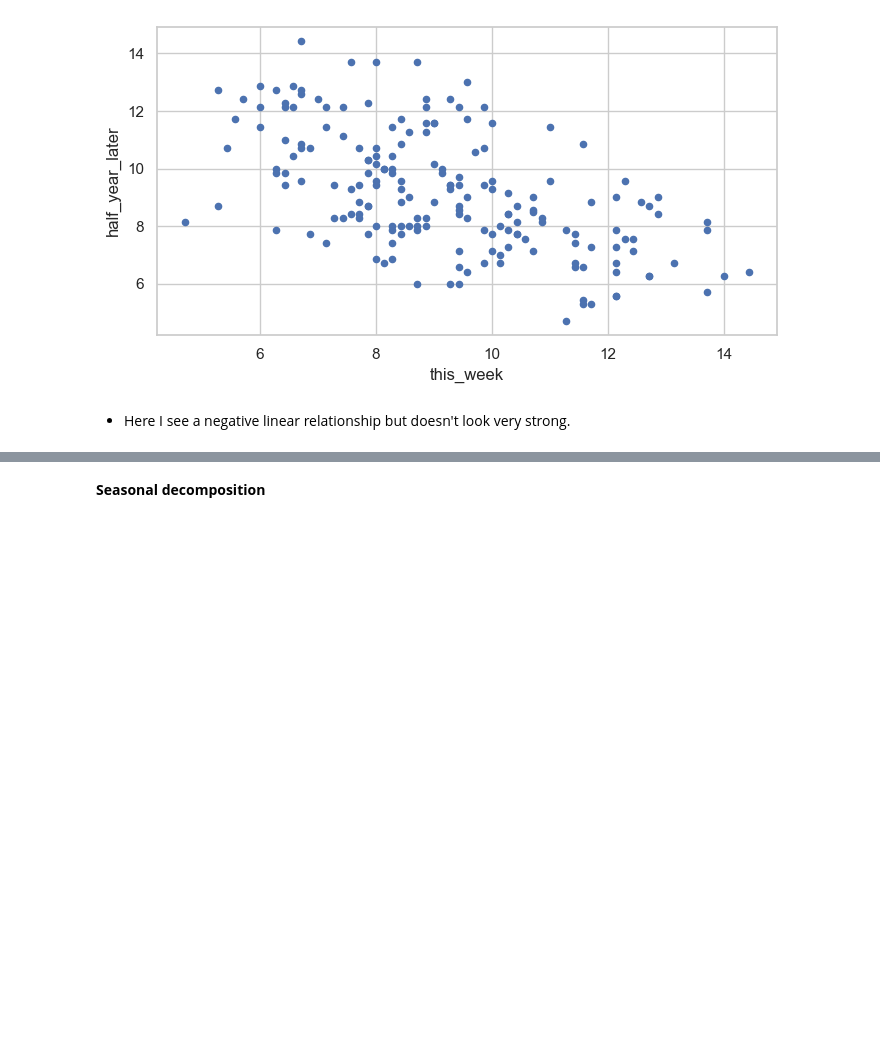
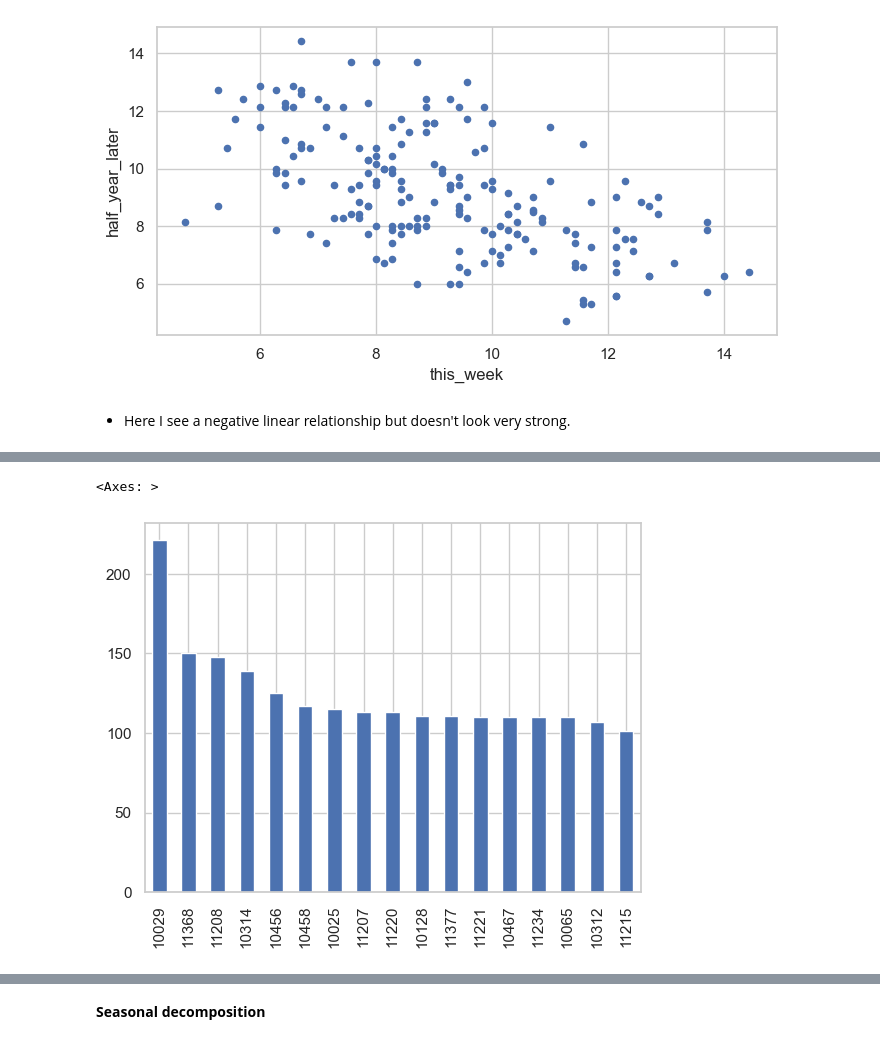
Before and after one commit to MigashaneVictoire/new_york_city_dog_bites, a Jupyter notebook: explore.ipynb, the cells around one changed output, grey strips where cells are left out. Saved outputs shown, nothing was run; the diff lists cells and outputs as text; code cells hidden in the pictures; blank space fills up the shorter version.

```diff
--- a/explore.ipynb
+++ b/explore.ipynb
@@ -205,0 +231,5 @@ weekly.tail(2)
+# %%
+# find only the zipcode with more than 100 bite over the last 4 years
+zipcode_bite_over_100 = dogs_train.zipcode.value_counts()[dogs_train.zipcode.value_counts().values > 100]
+zipcode_bite_over_100 = zipcode_bite_over_100[~zipcode_bite_over_100.index.isin(["unkown"])]
+zipcode_bite_over_100
@@ -205,0 +255,5 @@ weekly.tail(2)
+# %%
+zipcode_bite_over_100.plot.bar()
+# %% [output]
+<Axes: >
+[figure, added]
```
Also changed, not shown: parts of 7 cells of this notebook, 2 other files.
